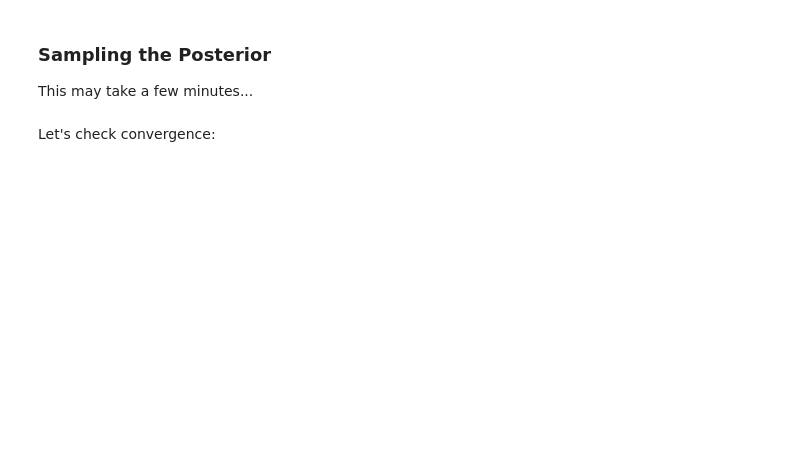
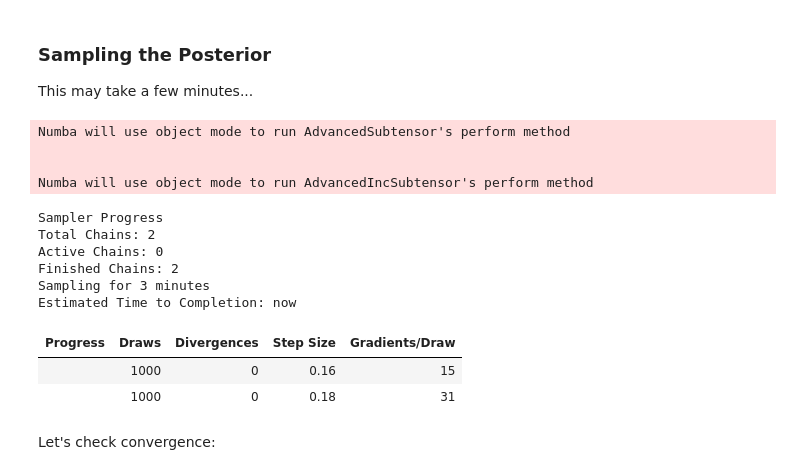
Before and after one commit to fonnesbeck/instats_gp, a Jupyter notebook: sessions/Session_4.ipynb, the cells around one changed output. Cells and saved outputs as stored; diff of their text form; code cells hidden in the pictures; blank space fills up the shorter version.

```diff
--- a/sessions/Session_4.ipynb
+++ b/sessions/Session_4.ipynb
@@ -73,9 +53,0 @@ Watch what lengthscales the model learns.
-# %%
-with pm.Model() as ard_model:
-    ls = pm.Gamma("ls", alpha=2, beta=1, shape=2)
-    eta = pm.HalfNormal("eta", sigma=2)
-    cov_func = eta**2 * pm.gp.cov.ExpQuad(input_dim=2, ls=ls)
-    gp = pm.gp.Marginal(cov_func=cov_func)
-    sigma = pm.HalfNormal("sigma", sigma=0.5)
-    y_ = gp.marginal_likelihood("y", X=X_train, y=y_obs, sigma=sigma)
-    trace_ard = pm.sample(1000, tune=1000, random_seed=RANDOM_SEED, chains=2)
@@ -84,13 +53,0 @@ with pm.Model() as ard_model:
-# %%
-ls_post = az.extract(trace_ard, var_names=["ls"])
-ls_means = ls_post.mean(dim="sample").values
-
-fig = go.Figure()
-for i in range(2):
-    fig.add_trace(go.Violin(y=ls_post.sel(ls_dim_0=i).values,
-                            name=f"Feature {i+1}", box_visible=True))
-fig.update_layout(title="Learned Lengthscales", yaxis_title="Lengthscale")
-fig.show()
-
-print(f"F1: {ls_means[0]:.2f}, F2: {ls_means[1]:.2f}")
-print(f"Ratio: {ls_means[1]/ls_means[0]:.1f}x")
@@ -359,12 +357,27 @@ This may take a few minutes...
 # %%
 with icm_model:
     trace_icm = pm.sample(
-        1000,
-        tune=1000,
+        500,
+        tune=500,
+        nuts_sampler="nutpie",
         random_seed=RANDOM_SEED,
         chains=2,
         target_accept=0.95
     )
+# %% [output]
+Numba will use object mode to run AdvancedSubtensor's perform method
+
+
+Numba will use object mode to run AdvancedIncSubtensor's perform method
+Sampler Progress
+Total Chains: 2
+Active Chains: 0
+Finished Chains: 2
+Sampling for 3 minutes
+Estimated Time to Completion: now
+| Progress | Draws | Divergences | Step Size | Gradients/Draw |
+|  | 1000 | 0 | 0.16 | 15 |
+|  | 1000 | 0 | 0.18 | 31 |
 # %% [markdown]
 Let's check convergence:
 # %%
```
Also changed, not shown: parts of 29 cells of this notebook, 4 other files.
